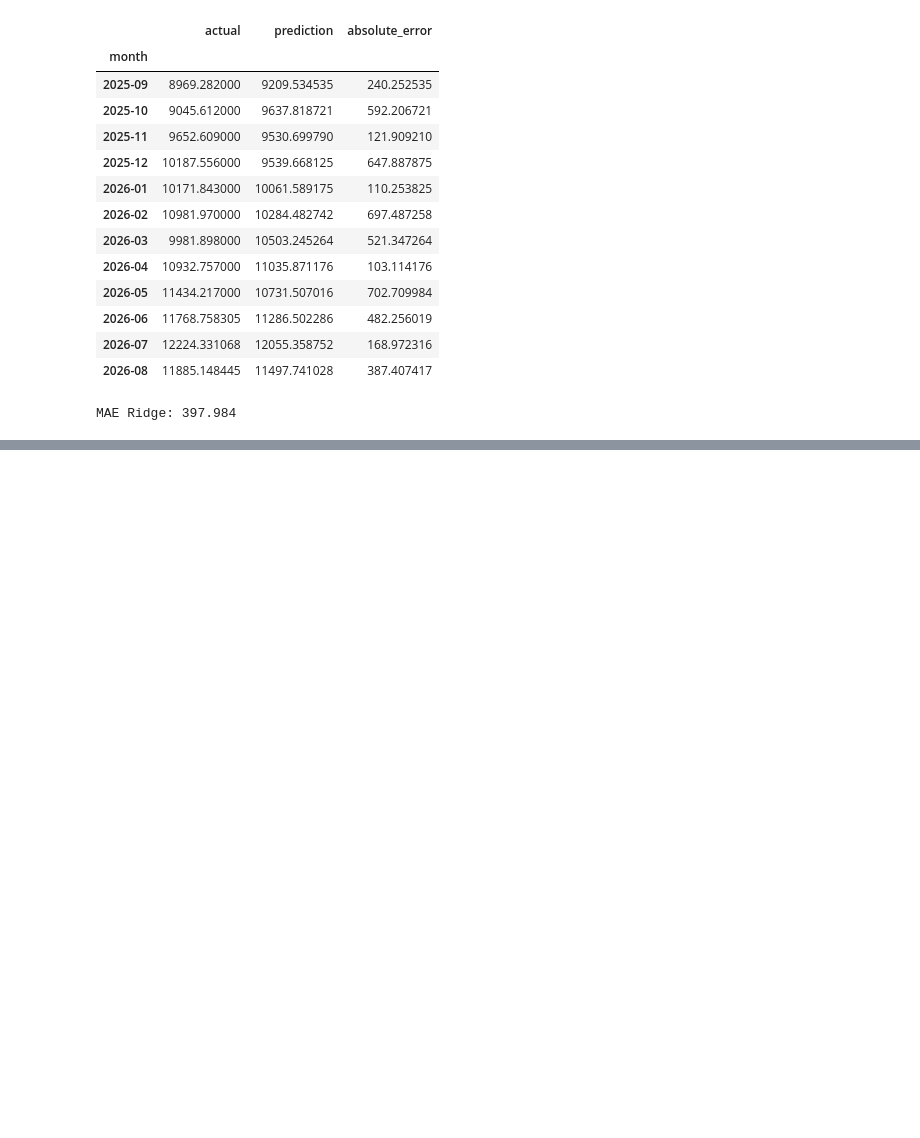
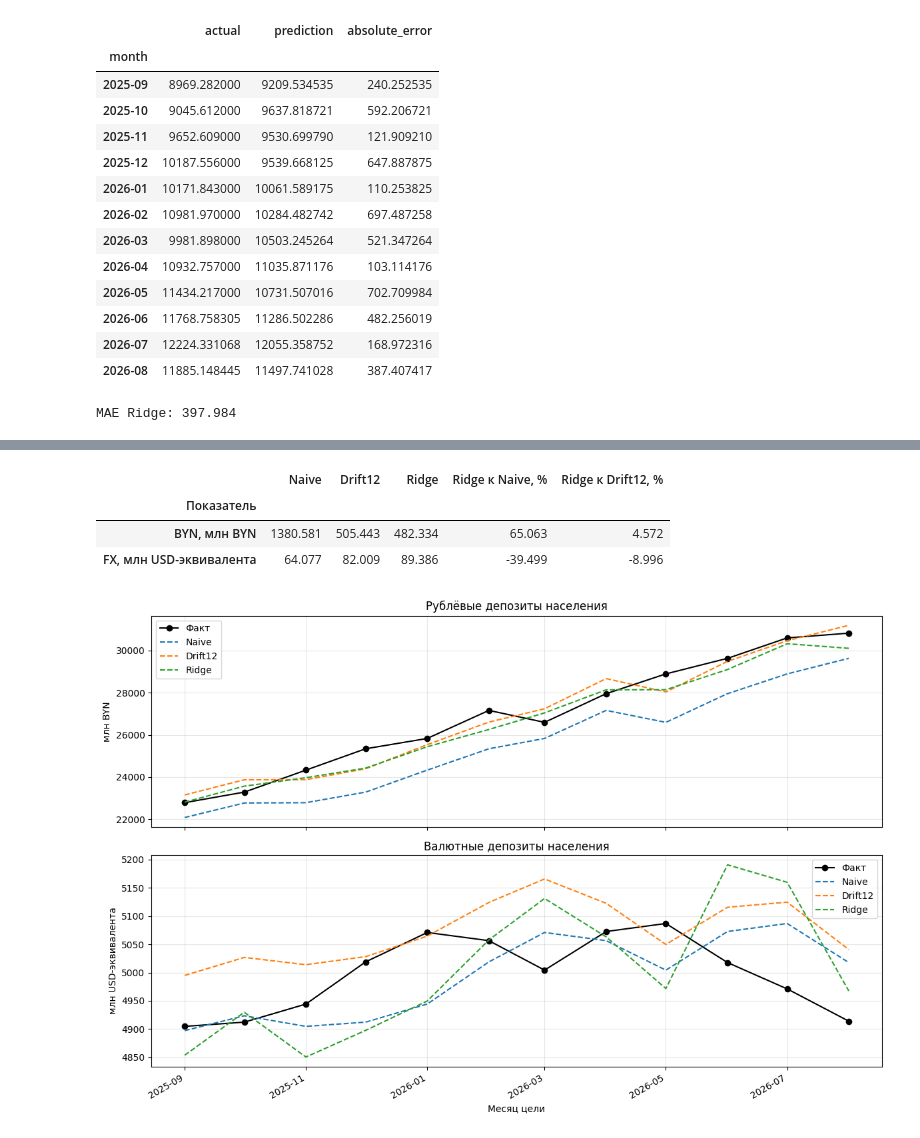
Before and after one commit to venskovalentin/belarus_dollarization_paper, a Jupyter notebook: notebooks/research_notebook.ipynb, the cells around one changed output, grey strips where cells are left out. Drawn from its saved outputs; the diff is of its cells as text; code cells hidden in the pictures; blank space fills up the shorter version.

Commit message:
model_flow prediction

```diff
--- a/notebooks/research_notebook.ipynb
+++ b/notebooks/research_notebook.ipynb
@@ -469,0 +675,58 @@ MAE Ridge: 397.984
+# %%
+total_comparison = ridge_totals.copy()
+
+for suffix, column in [("byn", "byn_stock_mln"), ("fx", "fx_stock_usd_mln")]:
+    total_comparison[f"naive_{suffix}"] = naive_predictions[column].reindex(
+        total_comparison.index
+    )
+    total_comparison[f"drift_{suffix}"] = drift_predictions[column].reindex(
+        total_comparison.index
+    )
+
+assert total_comparison.notna().all().all(), "В сравнении есть пропуски"
+assert len(total_comparison) == 12
+
+summary_rows = []
+for suffix, label in [("byn", "BYN, млн BYN"), ("fx", "FX, млн USD-эквивалента")]:
+    actual_values = total_comparison[f"actual_{suffix}"]
+    row = {"Показатель": label}
+    for name, prefix in [("Naive", "naive"), ("Drift12", "drift"), ("Ridge", "ridge")]:
+        row[name] = (
+            actual_values - total_comparison[f"{prefix}_{suffix}"]
+        ).abs().mean()
+    row["Ridge к Naive, %"] = 100 * (1 - row["Ridge"] / row["Naive"])
+    row["Ridge к Drift12, %"] = 100 * (1 - row["Ridge"] / row["Drift12"])
+    summary_rows.append(row)
+
+total_metrics = pd.DataFrame(summary_rows).set_index("Показатель")
+with pd.option_context("display.max_columns", None):
+    display(total_metrics.round(3))
+# %% [output]
+|  | Naive | Drift12 | Ridge | Ridge к Naive, % | Ridge к Drift12, % |
+| Показатель |  |  |  |  |  |
+| BYN, млн BYN | 1380.581 | 505.443 | 482.334 | 65.063 | 4.572 |
+| FX, млн USD-эквивалента | 64.077 | 82.009 | 89.386 | -39.499 | -8.996 |
+# %%
+fig, axes = plt.subplots(2, 1, figsize=(12, 8), sharex=True)
+plot_dates = total_comparison.index.to_timestamp()
+
+for ax, suffix, title, unit in [
+    (axes[0], "byn", "Рублёвые депозиты населения", "млн BYN"),
+    (axes[1], "fx", "Валютные депозиты населения", "млн USD-эквивалента"),
+]:
+    ax.plot(plot_dates, total_comparison[f"actual_{suffix}"],
+            color="black", marker="o", label="Факт")
+    for prefix, name in [("naive", "Naive"), ("drift", "Drift12"), ("ridge", "Ridge")]:
+        ax.plot(plot_dates, total_comparison[f"{prefix}_{suffix}"],
+                linestyle="--", label=name)
+    ax.set_title(title)
+    ax.set_ylabel(unit)
+    ax.grid(alpha=0.3)
+    ax.legend()
+
+axes[1].set_xlabel("Месяц цели")
+fig.autofmt_xdate()
+plt.tight_layout()
+plt.show()
+# %% [output]
+[figure, added]
```
Also changed, not shown: parts of 21 cells of this notebook.
